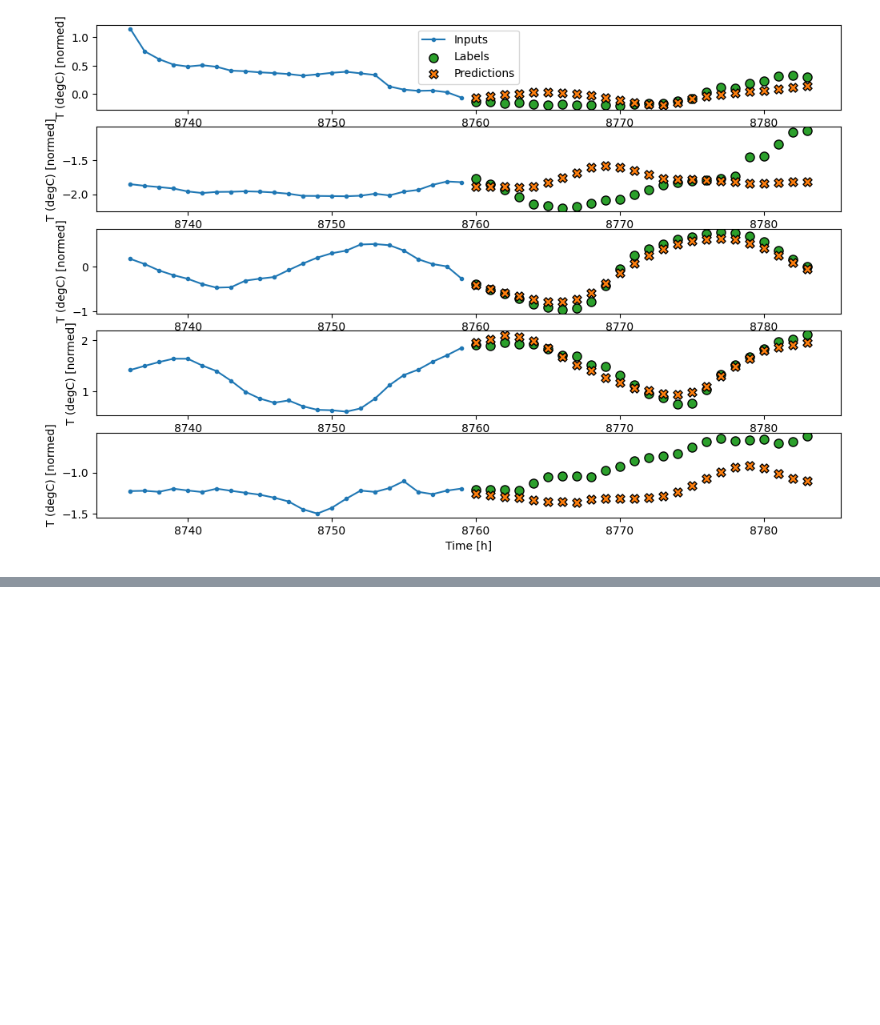
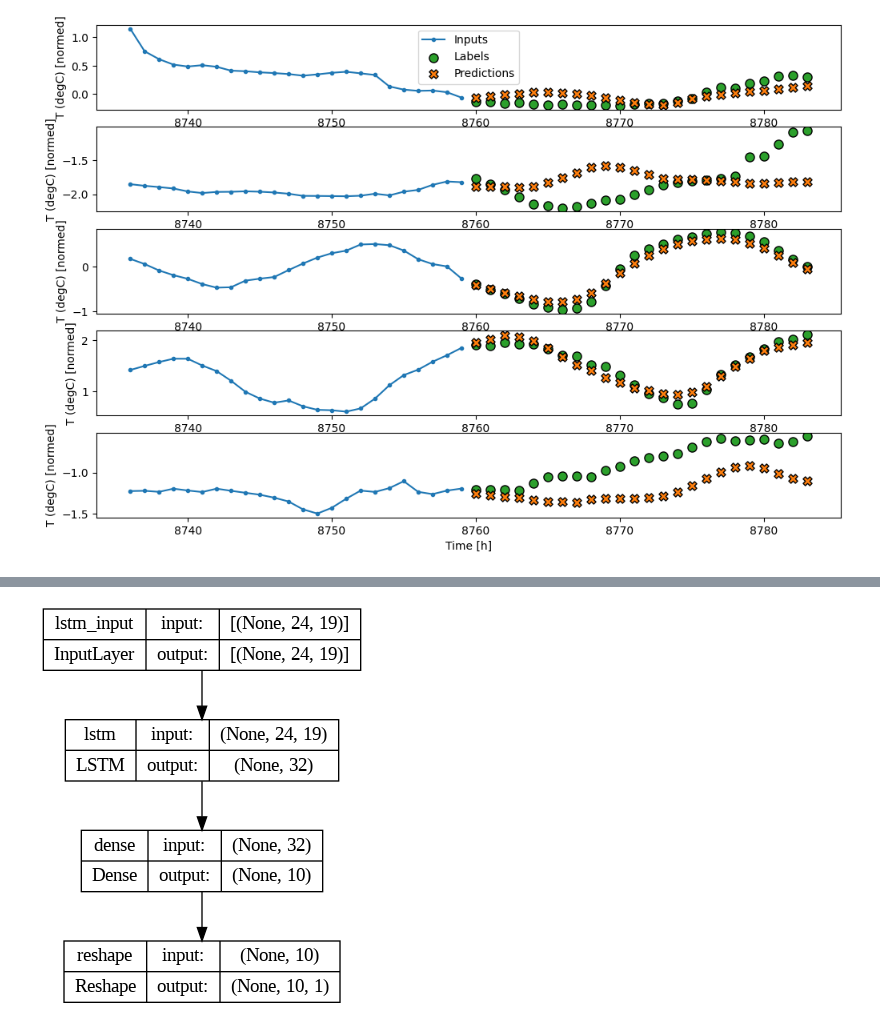
Before and after one commit to mlandi75/mlandi75, a Jupyter notebook: Untitled3.ipynb, the cells around one changed output, grey strips where cells are left out. Saved outputs shown, nothing was run; the diff lists cells and outputs as text; code cells hidden in the pictures; blank space fills up the shorter version.

```diff
--- a/Untitled3.ipynb
+++ b/Untitled3.ipynb
@@ -428,3 +458,7 @@ Epoch 3/20
+# %%
+tf.keras.utils.plot_model(multi_lstm_model, show_shapes=True)
+# %% [output]
+[figure, added]
 # %%
 #%% multi-step models performance
 x = np.arange(len(multi_performance))
```
Also changed, not shown: parts of 7 cells of this notebook.
